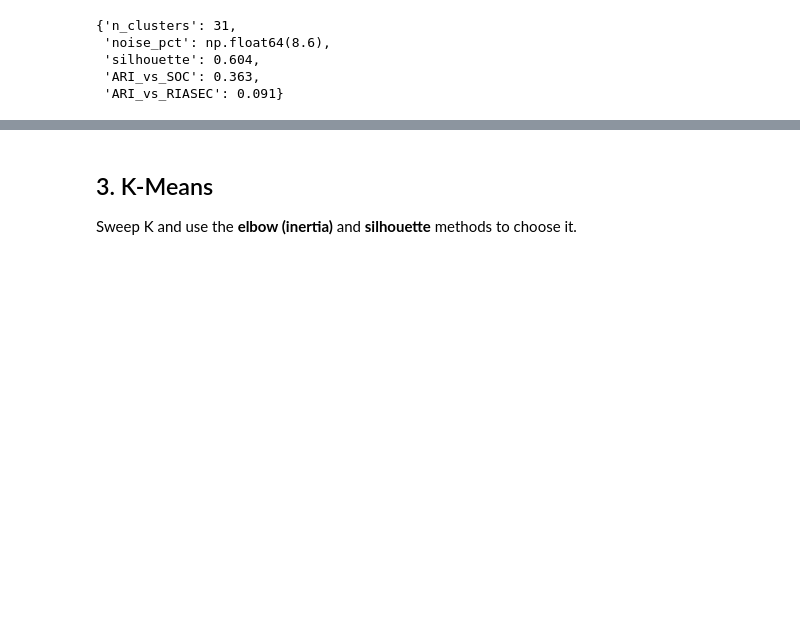
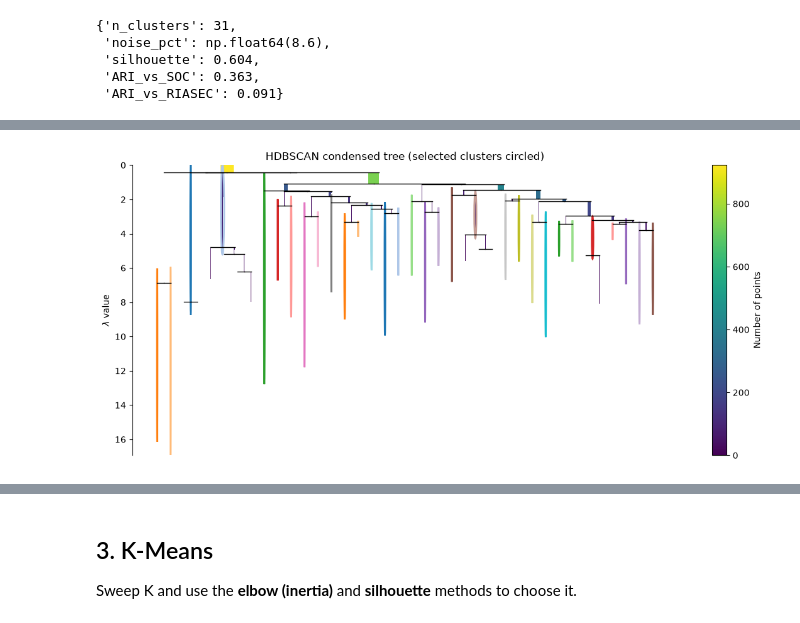
Before and after one commit to ProjectAssembely/Bubbles, a Jupyter notebook: notebooks/02_text_clustering.ipynb, the cells around one changed output, grey strips where cells are left out. Drawn from its saved outputs; the diff is of its cells as text; code cells hidden in the pictures; blank space fills up the shorter version.

```diff
--- a/notebooks/02_text_clustering.ipynb
+++ b/notebooks/02_text_clustering.ipynb
@@ -76,0 +218,6 @@ score(X10, hdb_labels, reference)
+# %%
+fig, ax = plt.subplots(figsize=(14, 6))
+hdb.condensed_tree_.plot(select_clusters=True, selection_palette=sns.color_palette("tab20", 40), axis=ax)
+ax.set_title("HDBSCAN condensed tree (selected clusters circled)"); plt.show()
+# %% [output]
+[figure, added]
```
Also changed, not shown: parts of 13 cells of this notebook.
